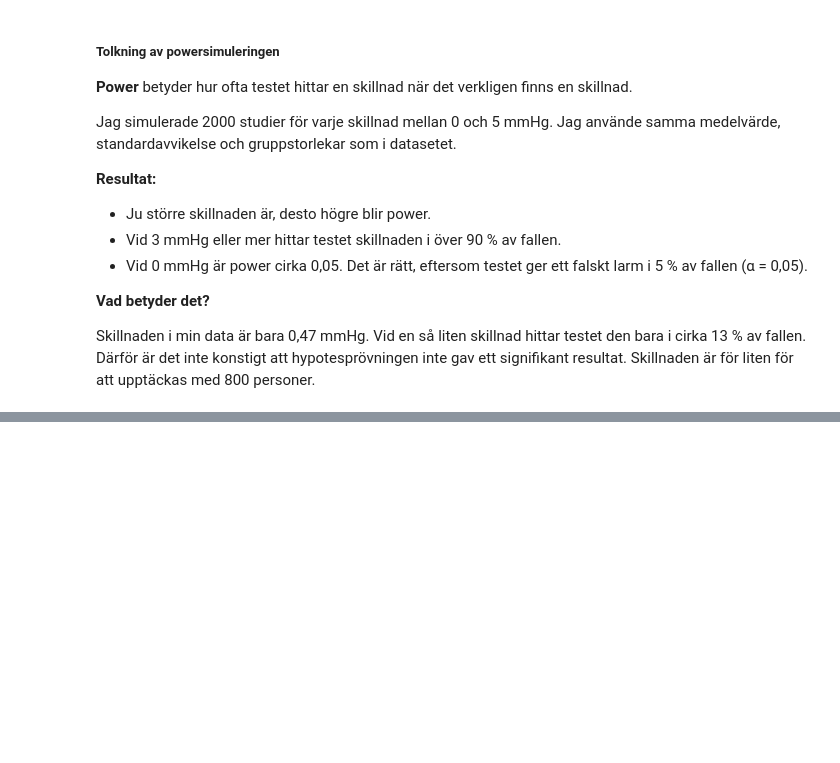
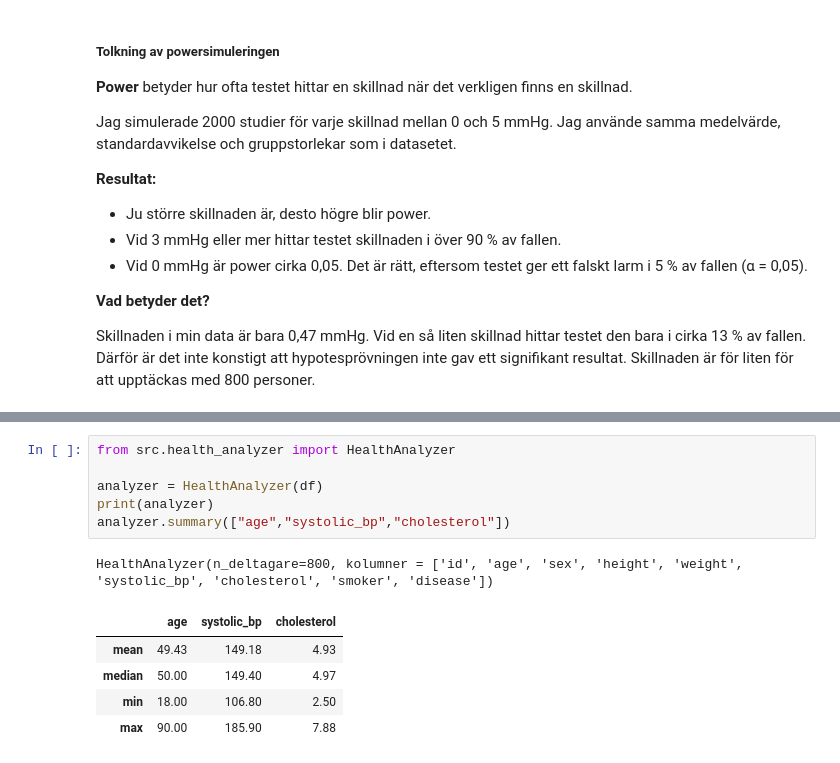
Before and after one commit to roshima-fernando/halsostudie---examuppgift, a Jupyter notebook: health_study.ipynb, the cells around one changed output, grey strips where cells are left out. Saved outputs shown, nothing was run; the diff lists cells and outputs as text; blank space fills up the shorter version.

```diff
--- a/health_study.ipynb
+++ b/health_study.ipynb
@@ -382,0 +404,13 @@ Källa: Cohen, J. (1988). *Statistical Power Analysis for the Behavioral Science
+# %%
+from src.health_analyzer import HealthAnalyzer
+
+analyzer = HealthAnalyzer(df)
+print(analyzer)
+analyzer.summary(["age","systolic_bp","cholesterol"])
+# %% [output]
+HealthAnalyzer(n_deltagare=800, kolumner = ['id', 'age', 'sex', 'height', 'weight', 'systolic_bp', 'cholesterol', 'smoker', 'disease'])
+|  | age | systolic_bp | cholesterol |
+| mean | 49.43 | 149.18 | 4.93 |
+| median | 50.00 | 149.40 | 4.97 |
+| min | 18.00 | 106.80 | 2.50 |
+| max | 90.00 | 185.90 | 7.88 |
```
Also changed, not shown: parts of 10 cells of this notebook, 1 other file.
